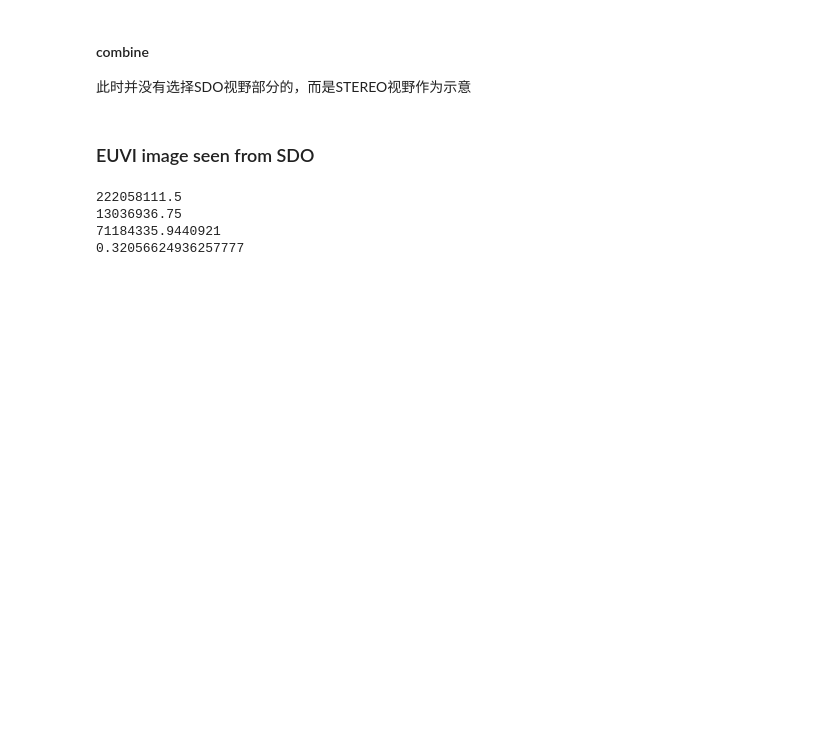
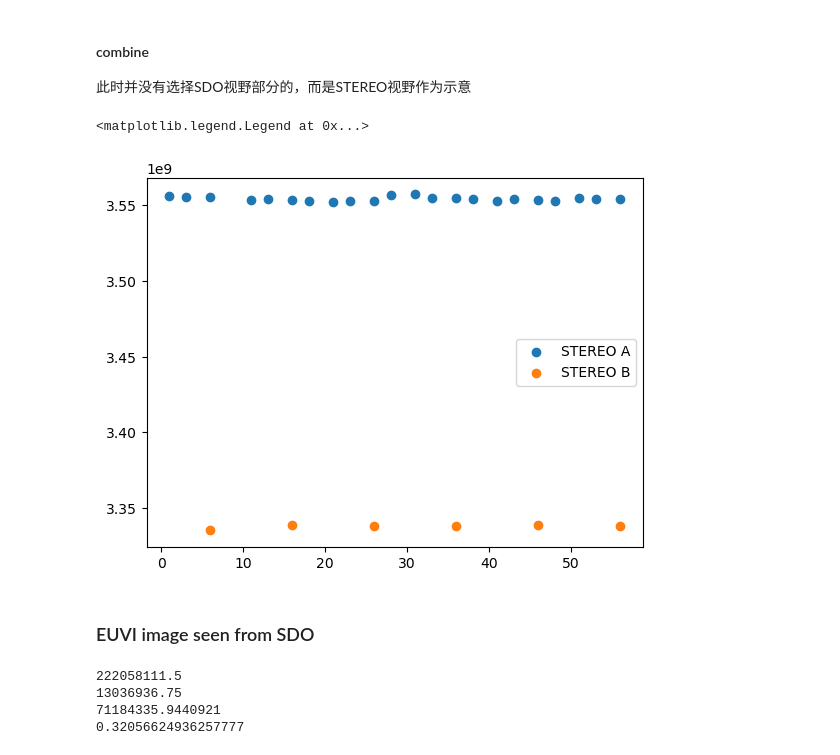
Before and after one commit to MaoChengzhi/EVE-spectrum-correction, a Jupyter notebook: Chapter4_month/other_satellites/draft.ipynb, the cells around one changed output. Cells and saved outputs as stored; diff of their text form; code cells hidden in the pictures; blank space fills up the shorter version.

```diff
--- a/Chapter4_month/other_satellites/draft.ipynb
+++ b/Chapter4_month/other_satellites/draft.ipynb
@@ -263,10 +273,13 @@ ax.legend()
 此时并没有选择SDO视野部分的，而是STEREO视野作为示意
 # %%
 fig,ax=plt.subplots()
-ax.scatter(time_a, irradiance_a,c='r' ,label='STEREO A')
+ax.scatter(time_a, irradiance_a,c='C0' ,label='STEREO A')
 
-ax.scatter(time_b, irradiance_b,c='g' ,label='STEREO B')
+ax.scatter(time_b, irradiance_b,c='C1' ,label='STEREO B')
 ax.legend()
+# %% [output]
+<matplotlib.legend.Legend at 0x...>
+[figure, added]
 # %% [markdown]
 ### EUVI image seen from SDO
 # %%
```
Also changed, not shown: parts of 7 cells of this notebook, 49 other files.
